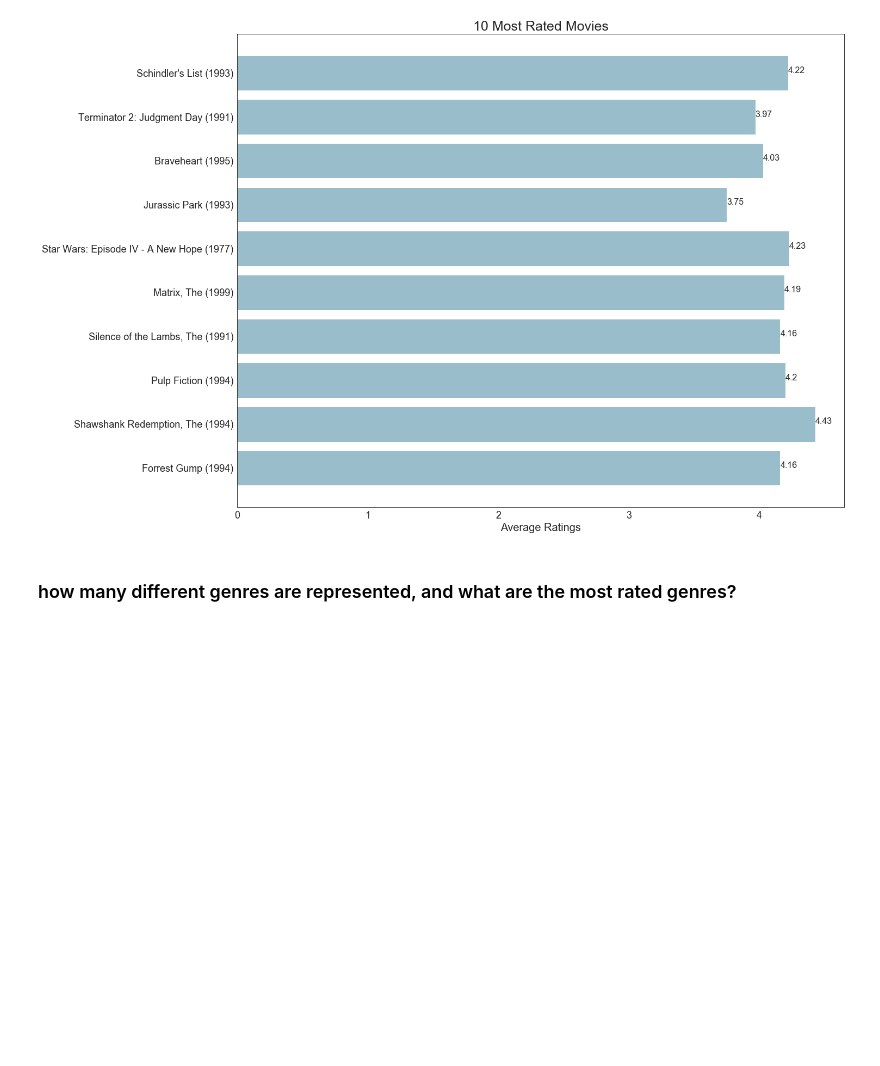
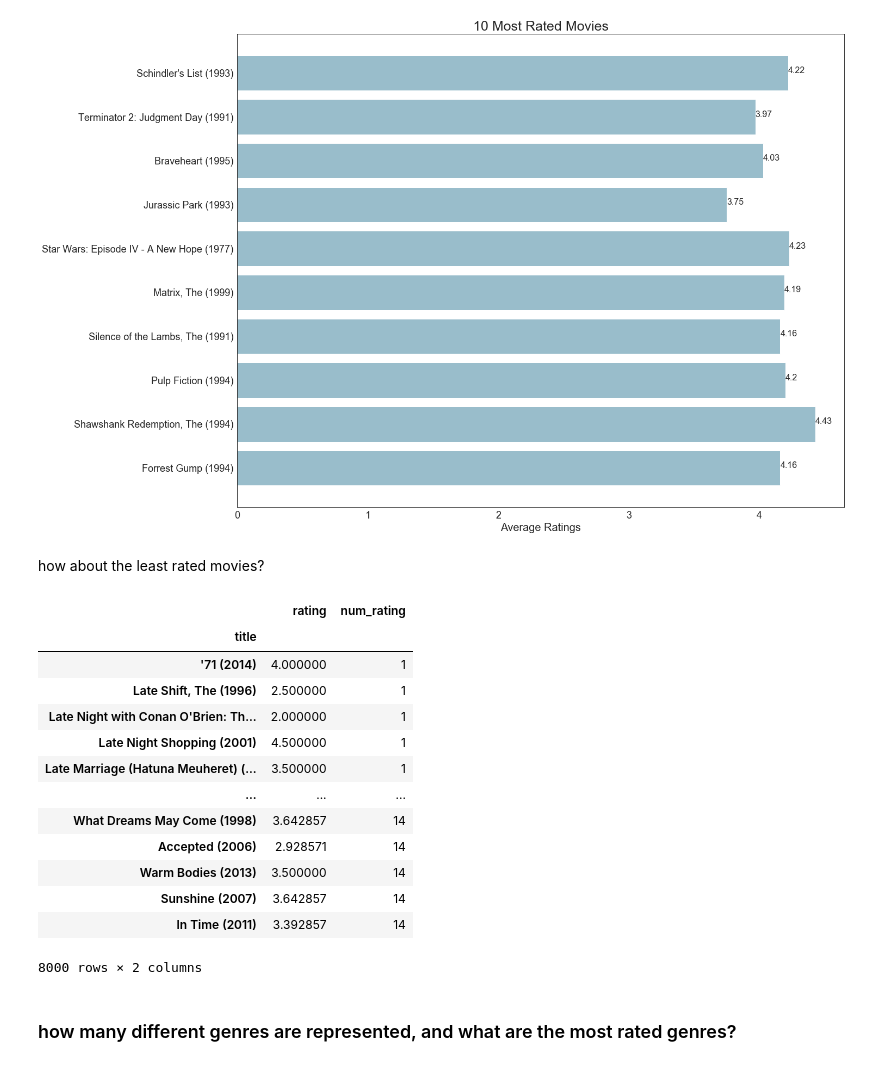
Before and after one commit to lecritch/Rate-5-Get-5-Movie-Recommendation-System, a Jupyter notebook: notebooks/exploratory/dcm_explore/02a_dcm_eda_viz.ipynb, the cells around one changed output. Drawn from its saved outputs; the diff is of its cells as text; code cells hidden in the pictures; blank space fills up the shorter version.

```diff
--- a/notebooks/exploratory/dcm_explore/02a_dcm_eda_viz.ipynb
+++ b/notebooks/exploratory/dcm_explore/02a_dcm_eda_viz.ipynb
@@ -164,6 +150,26 @@ barh(most_rated.index, most_rated.num_rating, '10 Most Rated Movies', 'Number of
 barh(most_rated.index, round(most_rated.rating,2), '10 Most Rated Movies', 'Average Ratings')
 # %% [output]
 [figure]
+# %% [markdown]
+how about the least rated movies?
+# %%
+least_rated = rated.sort_values('num_rating', ascending=True)[:8000]
+least_rated
+# %% [output]
+|  | rating | num_rating |
+| title |  |  |
+| '71 (2014) | 4.000000 | 1 |
+| Late Shift, The (1996) | 2.500000 | 1 |
+| Late Night with Conan O'Brien: Th... | 2.000000 | 1 |
+| Late Night Shopping (2001) | 4.500000 | 1 |
+| Late Marriage (Hatuna Meuheret) (... | 3.500000 | 1 |
+| ... | ... | ... |
+| What Dreams May Come (1998) | 3.642857 | 14 |
+| Accepted (2006) | 2.928571 | 14 |
+| Warm Bodies (2013) | 3.500000 | 14 |
+| Sunshine (2007) | 3.642857 | 14 |
+| In Time (2011) | 3.392857 | 14 |
+8000 rows × 2 columns
 # %% [markdown]
 ### how many different genres are represented, and what are the most rated genres?
 # %%
```
Also changed, not shown: parts of 16 cells of this notebook, 2 other files.
